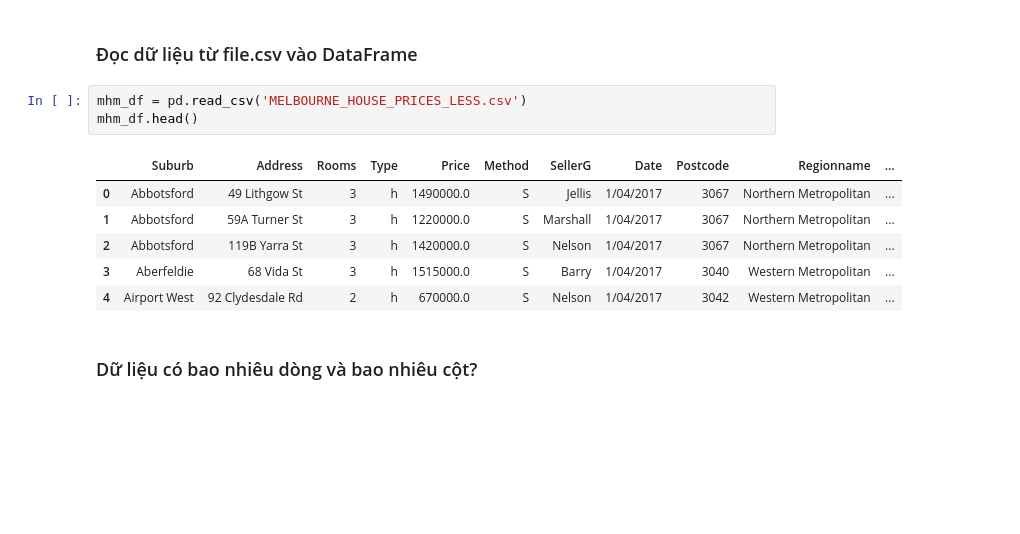
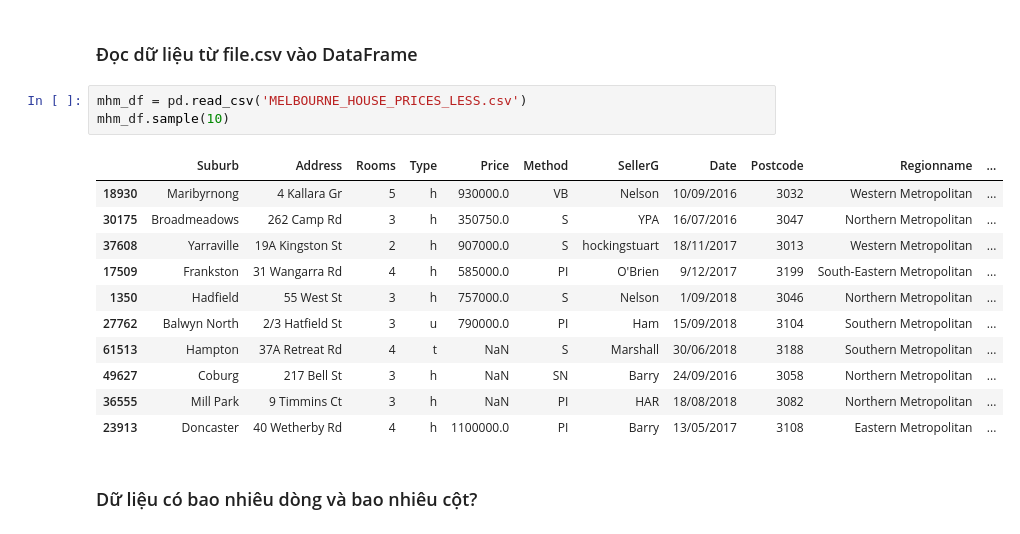
Before and after one commit to phanvoquyen/L-p-tr-nh-cho-Khoa-h-c-D-li-u, a Jupyter notebook: Code/18120509_18120529.ipynb, the cells around one changed output. Saved outputs shown, nothing was run; the diff lists cells and outputs as text; blank space fills up the shorter version.

```diff
--- a/Code/18120509_18120529.ipynb
+++ b/Code/18120509_18120529.ipynb
@@ -24,14 +24,19 @@ import numpy as np
 ### Đọc dữ liệu từ file.csv vào DataFrame
 # %%
 mhm_df = pd.read_csv('MELBOURNE_HOUSE_PRICES_LESS.csv')
-mhm_df.head()
+mhm_df.sample(10)
 # %% [output]
 |  | Suburb | Address | Rooms | Type | Price | Method | SellerG | Date | Postcode | Regionname | ... |
-| 0 | Abbotsford | 49 Lithgow St | 3 | h | 1490000.0 | S | Jellis | 1/04/2017 | 3067 | Northern Metropolitan | ... |
-| 1 | Abbotsford | 59A Turner St | 3 | h | 1220000.0 | S | Marshall | 1/04/2017 | 3067 | Northern Metropolitan | ... |
-| 2 | Abbotsford | 119B Yarra St | 3 | h | 1420000.0 | S | Nelson | 1/04/2017 | 3067 | Northern Metropolitan | ... |
-| 3 | Aberfeldie | 68 Vida St | 3 | h | 1515000.0 | S | Barry | 1/04/2017 | 3040 | Western Metropolitan | ... |
-| 4 | Airport West | 92 Clydesdale Rd | 2 | h | 670000.0 | S | Nelson | 1/04/2017 | 3042 | Western Metropolitan | ... |
+| 18930 | Maribyrnong | 4 Kallara Gr | 5 | h | 930000.0 | VB | Nelson | 10/09/2016 | 3032 | Western Metropolitan | ... |
+| 30175 | Broadmeadows | 262 Camp Rd | 3 | h | 350750.0 | S | YPA | 16/07/2016 | 3047 | Northern Metropolitan | ... |
+| 37608 | Yarraville | 19A Kingston St | 2 | h | 907000.0 | S | hockingstuart | 18/11/2017 | 3013 | Western Metropolitan | ... |
+| 17509 | Frankston | 31 Wangarra Rd | 4 | h | 585000.0 | PI | O'Brien | 9/12/2017 | 3199 | South-Eastern Metropolitan | ... |
+| 1350 | Hadfield | 55 West St | 3 | h | 757000.0 | S | Nelson | 1/09/2018 | 3046 | Northern Metropolitan | ... |
+| 27762 | Balwyn North | 2/3 Hatfield St | 3 | u | 790000.0 | PI | Ham | 15/09/2018 | 3104 | Southern Metropolitan | ... |
+| 61513 | Hampton | 37A Retreat Rd | 4 | t | NaN | S | Marshall | 30/06/2018 | 3188 | Southern Metropolitan | ... |
+| 49627 | Coburg | 217 Bell St | 3 | h | NaN | SN | Barry | 24/09/2016 | 3058 | Northern Metropolitan | ... |
+| 36555 | Mill Park | 9 Timmins Ct | 3 | h | NaN | PI | HAR | 18/08/2018 | 3082 | Northern Metropolitan | ... |
+| 23913 | Doncaster | 40 Wetherby Rd | 4 | h | 1100000.0 | PI | Barry | 13/05/2017 | 3108 | Eastern Metropolitan | ... |
 # %% [markdown]
 ### Dữ liệu có bao nhiêu dòng và bao nhiêu cột?
 # %% [markdown]
```
Also changed, not shown: parts of 19 cells of this notebook.
